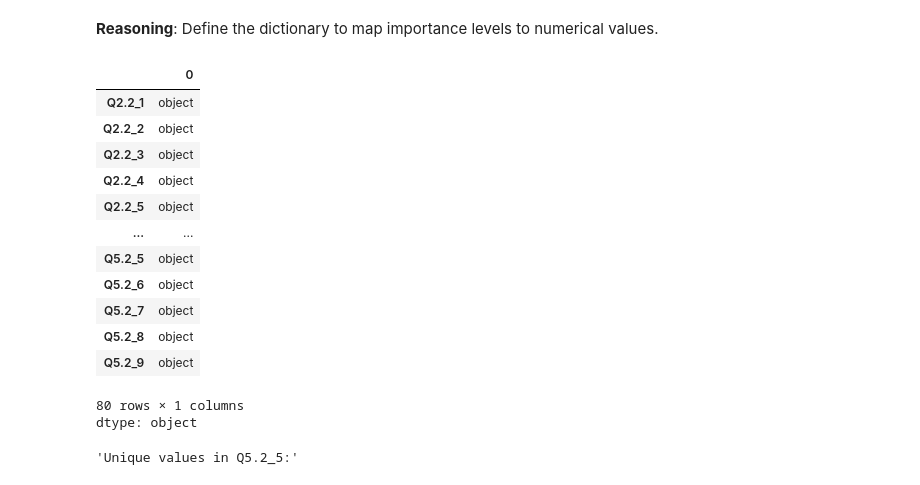
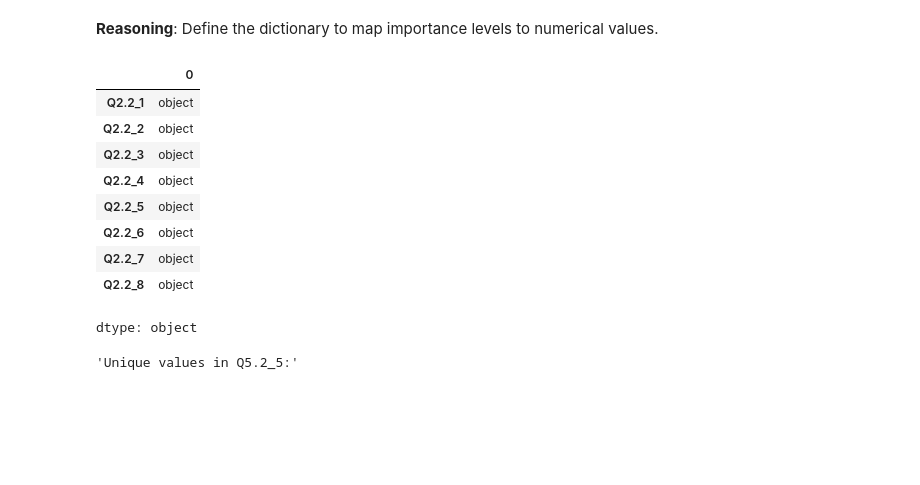
Before and after one commit to pineapple-666/Veritus-Augustin-Hackathon, a Jupyter notebook: notebook/Staff_Data_Descriptive.ipynb, the cells around one changed output. Cells and saved outputs as stored; diff of their text form; code cells hidden in the pictures; blank space fills up the shorter version.

```diff
--- a/notebook/Staff_Data_Descriptive.ipynb
+++ b/notebook/Staff_Data_Descriptive.ipynb
@@ -70,21 +70,17 @@ importance_mapping = {
 }
 # %%
 # Check dtypes of the correctly defined analysis_columns
-display(staff[analysis_columns].dtypes)
+display(staff[columns_to_analyze].dtypes)
 # %% [output]
 |  | 0 |
 | Q2.2_1 | object |
 | Q2.2_2 | object |
 | Q2.2_3 | object |
 | Q2.2_4 | object |
 | Q2.2_5 | object |
-| ... | ... |
-| Q5.2_5 | object |
-| Q5.2_6 | object |
-| Q5.2_7 | object |
-| Q5.2_8 | object |
-| Q5.2_9 | object |
+| Q2.2_6 | object |
+| Q2.2_7 | object |
+| Q2.2_8 | object |
-80 rows × 1 columns
 dtype: object
 # %%
 q52_columns_to_check = ['Q5.2_5', 'Q5.2_6', 'Q5.2_7', 'Q5.2_8', 'Q5.2_9']
```
Also changed, not shown: parts of 7 cells of this notebook.
